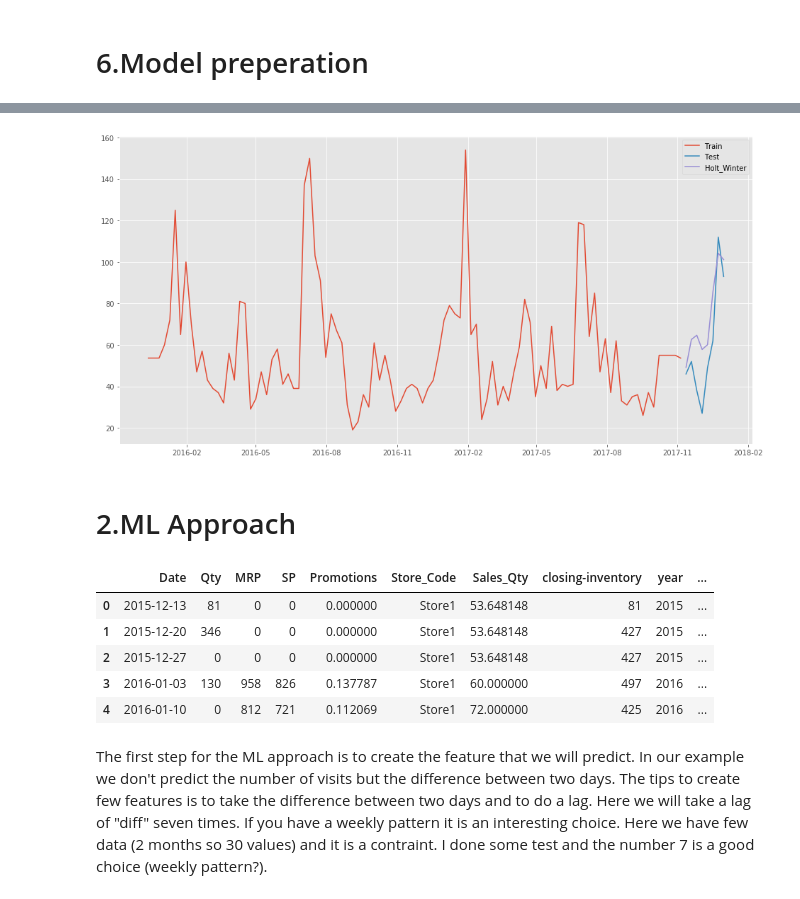
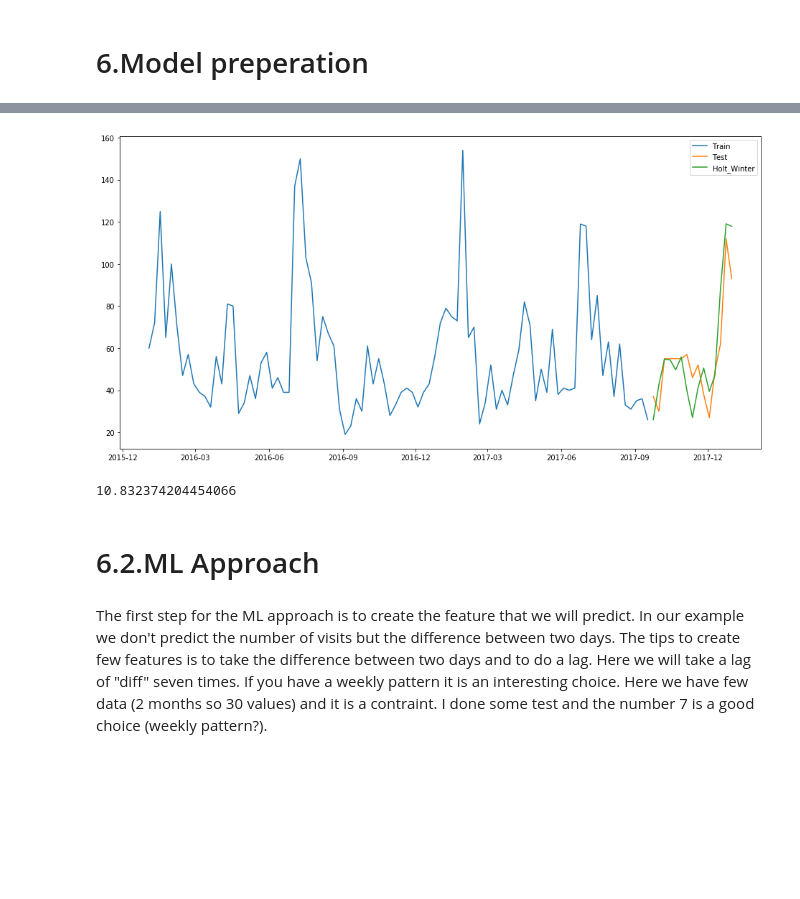
Before and after one commit to shashi29/LTFS-Data-science-FinHack, a Jupyter notebook: Store1-Sales_prediction.py.ipynb, the cells around one changed output, grey strips where cells are left out. Cells and saved outputs as stored; diff of their text form; code cells hidden in the pictures; blank space fills up the shorter version.

```diff
--- a/Store1-Sales_prediction.py.ipynb
+++ b/Store1-Sales_prediction.py.ipynb
@@ -350,9 +311,13 @@ Store1_primary_secondary
 # %% [markdown]
 # 5.1 Average out of Stock percentage - secondary sales
 # %%
-def averarge_OOS_store(df,store_code):
+def averarge_OOS_store(df,psw,store_code):
     '''
+    function paramter: df secondary sales data
+        store_code :
+     Filter out the data on the basis of store_code
     Calculates average out of stock percentage
+    psw data contain closing inventory
     '''
 
     Average_OOS = []
@@ -397,8 +362,13 @@ def averarge_OOS_store(df,store_code):
 
     Average_OOS_df['Date'] = Date_list
     Average_OOS_df['Average_OOS'] = Average_OOS
+    #Dealing with missing data
+    Average_OOS_df=pd.merge(psw,Average_OOS_df,how='left',on='Date')
+    #This is due to fact we do have data for December 2015 and even sales_Qty are zero , probabily stock moment time
+    Average_OOS_df=Average_OOS_df.replace({'Average_OOS': {np.nan: Average_OOS_df['Average_OOS'].mean()}})
+
     print(Average_OOS_df.head())
     return Average_OOS_df
 # %%
-Store1_second_sales_OOS = averarge_OOS_store(secondary_sales,'Store1')
+Store1 = averarge_OOS_store(secondary_sales,Store1_PSW,'Store1')
 # %% [output]
@@ -478,3 +396,9 @@ test.head()
+# %%
+#Remove the reading for 2015 reading as most of them are by imputation
+Store1 = Store1.iloc[3:,]
+# %%
+train = Store1[0:90]
+test = Store1[90:]
 # %%
 train = train.set_index('Date')
 test = test.set_index('Date')
@@ -504,15 +415,21 @@ dtype: object
 # %%
-fit1 = ExponentialSmoothing(np.asarray(train['Sales_Qty']) ,seasonal_periods=7 ,trend='add', seasonal='add').fit()
+y_hat_avg = test.copy()
+y_hat_avg['Promotions'] = 1- y_hat_avg['SP']/y_hat_avg['MRP']
+fit1 = ExponentialSmoothing(np.asarray(train['Sales_Qty']) ,seasonal_periods=7 ,trend='add', seasonal='add').fit(smoothing_level=0.5)
 y_hat_avg['Holt_Winter'] = fit1.forecast(len(test))
 plt.figure(figsize=(16,8))
 plt.plot( train['Sales_Qty'], label='Train')
 plt.plot(test['Sales_Qty'], label='Test')
-y_hat_avg['Holt_Winter'] = y_hat_avg['Holt_Winter'] + y_hat_avg['Promotions']*200
+y_hat_avg['Holt_Winter'] = y_hat_avg['Holt_Winter'] + y_hat_avg['Promotions']*350
 plt.plot(y_hat_avg['Holt_Winter'], label='Holt_Winter')
 plt.legend(loc='best')
 plt.show()
 # %% [output]
-[figure, old version]
+[figure, new version]
+# %%
+print(mean_absolute_error(y_hat_avg['Holt_Winter'], y_hat_avg['Sales_Qty']))
+# %% [output]
+10.832374204454066
 # %% [markdown]
-# 2.ML Approach
+# 6.2.ML Approach
 # %%
@@ -531,12 +448,2 @@ Store1_primary_secondary = pd.concat([Store1_primary_secondary,temp],axis=1)
-# %%
-Store1_primary_secondary.fillna(0,inplace=True)
-Store1_primary_secondary.head()
-# %% [output]
-|  | Date | Qty | MRP | SP | Promotions | Store_Code | Sales_Qty | closing-inventory | year | ... |
-| 0 | 2015-12-13 | 81 | 0 | 0 | 0.000000 | Store1 | 53.648148 | 81 | 2015 | ... |
-| 1 | 2015-12-20 | 346 | 0 | 0 | 0.000000 | Store1 | 53.648148 | 427 | 2015 | ... |
-| 2 | 2015-12-27 | 0 | 0 | 0 | 0.000000 | Store1 | 53.648148 | 427 | 2015 | ... |
-| 3 | 2016-01-03 | 130 | 958 | 826 | 0.137787 | Store1 | 60.000000 | 497 | 2016 | ... |
-| 4 | 2016-01-10 | 0 | 812 | 721 | 0.112069 | Store1 | 72.000000 | 425 | 2016 | ... |
 # %% [markdown]
 The first step for the ML approach is to create the feature that we will predict. In our example we don't predict the number of visits but the difference between two days. The tips to create few features is to take the difference between two days and to do a lag. Here we will take a lag of "diff" seven times. If you have a weekly pattern it is an interesting choice. Here we have few data (2 months so 30 values) and it is a contraint. I done some test and the number 7 is a good choice (weekly pattern?).
```
Also changed, not shown: parts of 65 cells of this notebook, 8 other files.
